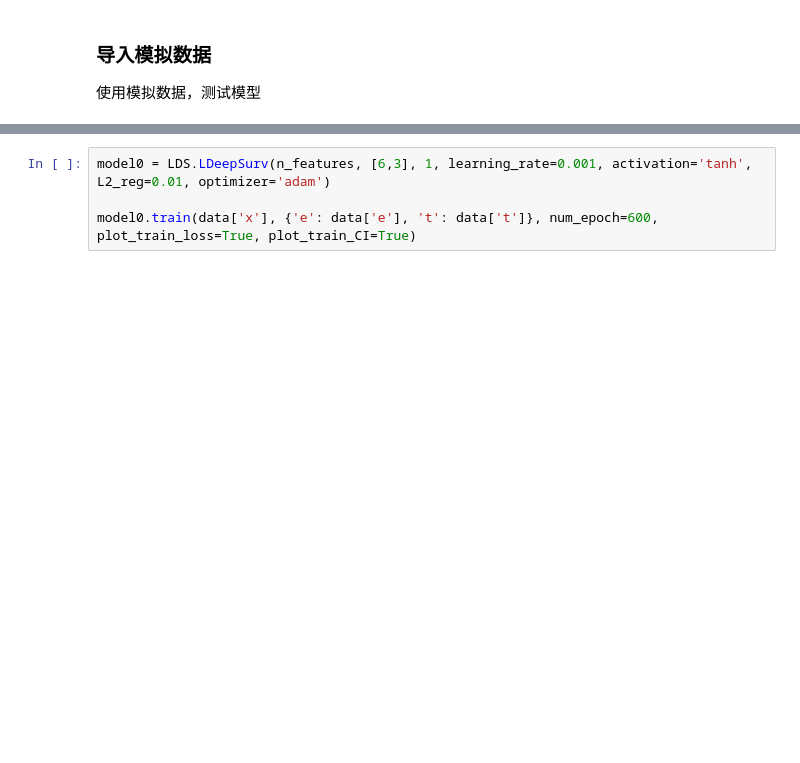
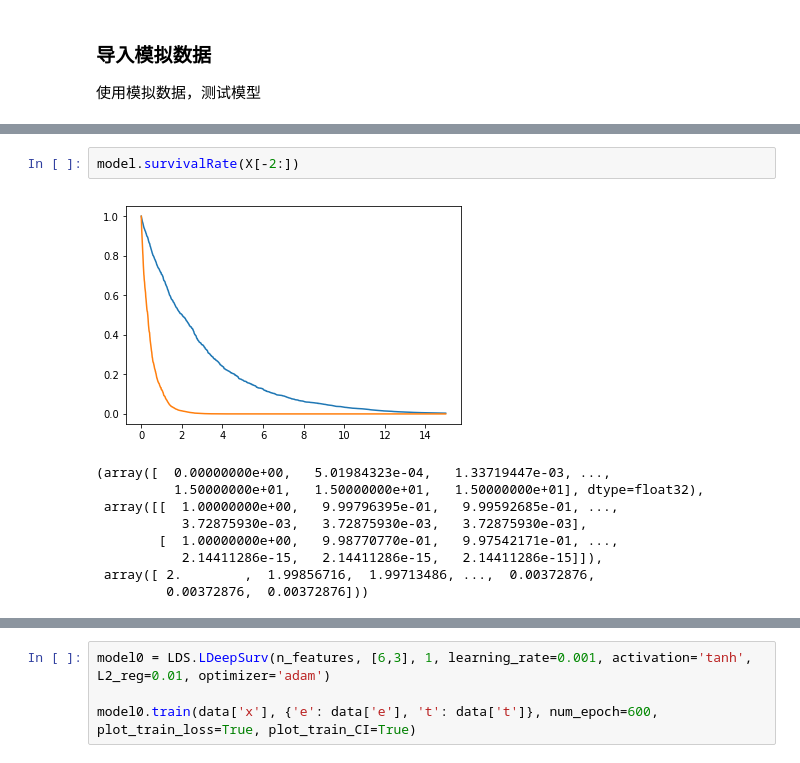
Before and after one commit to LiuHuiSigma/TFDeepSurv, a Jupyter notebook: notebook/exp_deepsurv.ipynb, the cells around one changed output, grey strips where cells are left out. Saved outputs shown, nothing was run; the diff lists cells and outputs as text; blank space fills up the shorter version.

```diff
--- a/notebook/exp_deepsurv.ipynb
+++ b/notebook/exp_deepsurv.ipynb
@@ -81,0 +125,12 @@ model.sess.close()
+# %%
+model.survivalRate(X[-2:])
+# %% [output]
+[figure, added]
+(array([  0.00000000e+00,   5.01984323e-04,   1.33719447e-03, ...,
+          1.50000000e+01,   1.50000000e+01,   1.50000000e+01], dtype=float32),
+ array([[  1.00000000e+00,   9.99796395e-01,   9.99592685e-01, ...,
+           3.72875930e-03,   3.72875930e-03,   3.72875930e-03],
+        [  1.00000000e+00,   9.98770770e-01,   9.97542171e-01, ...,
+           2.14411286e-15,   2.14411286e-15,   2.14411286e-15]]),
+ array([ 2.        ,  1.99856716,  1.99713486, ...,  0.00372876,
+         0.00372876,  0.00372876]))
```
Also changed, not shown: parts of 11 cells of this notebook, 3 other files.
